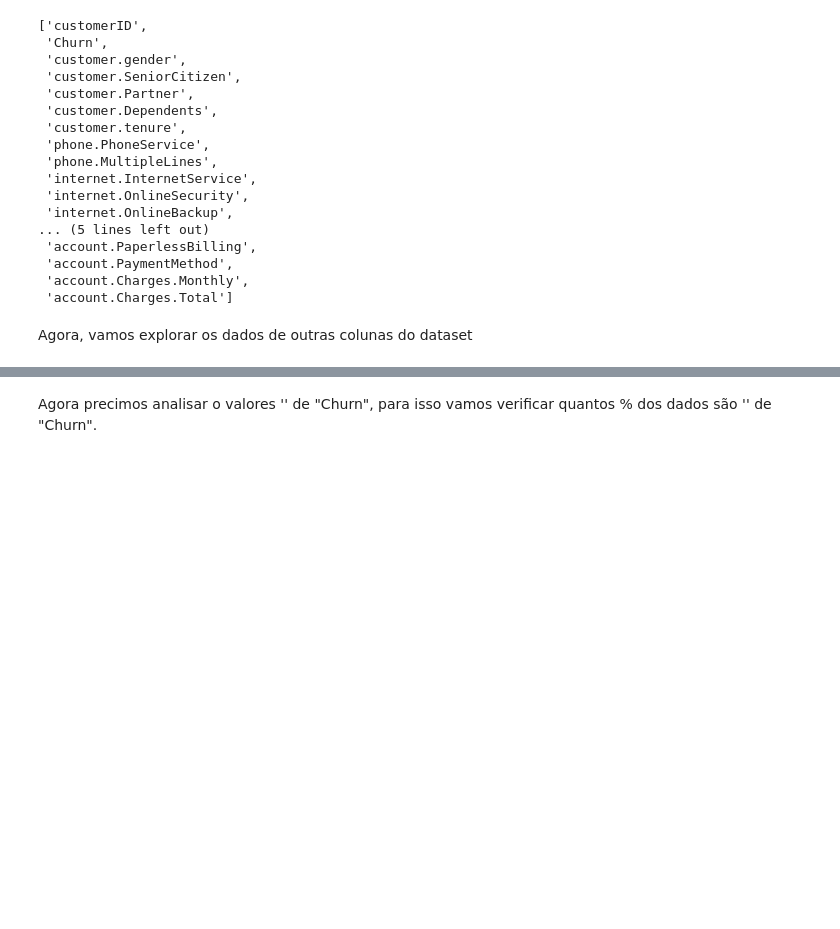
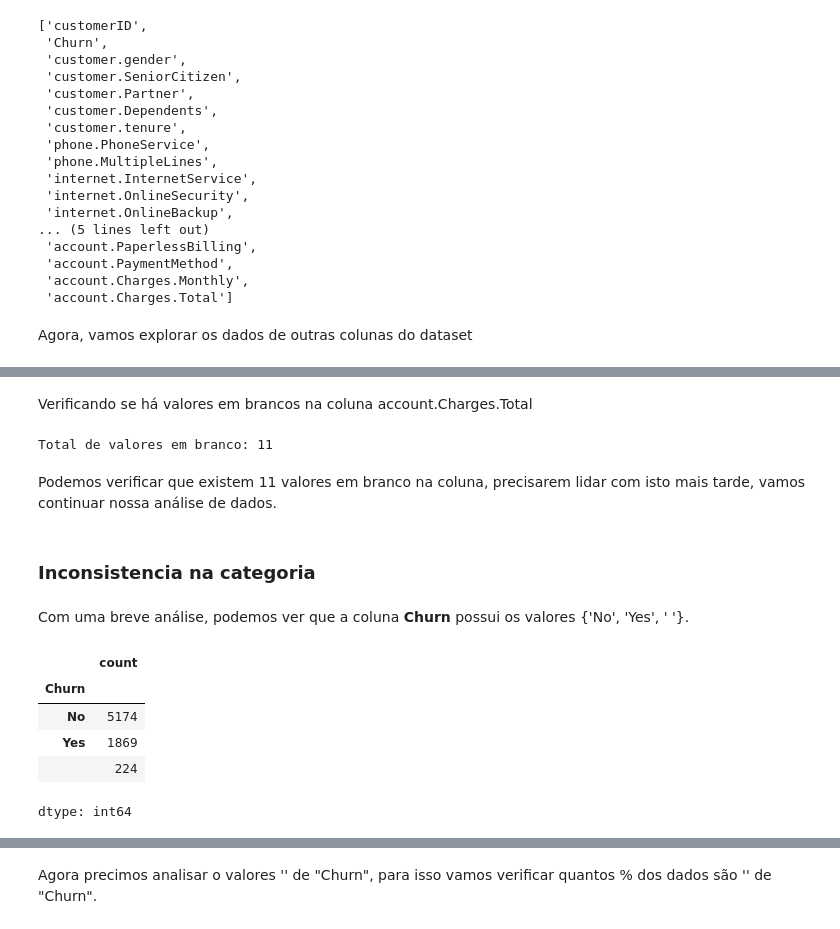
Before and after one commit to inaianebarros/telecom-x, a Jupyter notebook: telecom_x.ipynb, the cells around one changed output, grey strips where cells are left out. Drawn from its saved outputs; the diff is of its cells as text; code cells hidden in the pictures; blank space fills up the shorter version.

```diff
--- a/telecom_x.ipynb
+++ b/telecom_x.ipynb
@@ -158,0 +279,21 @@ str quando na realidade deveriam ser float, vamos corrigir isso.
+# %% [markdown]
+Verificando se há valores em brancos na coluna account.Charges.Total
+# %%
+print(f'Total de valores em branco: { len(df_normalized.loc[df_normalized["account.Charges.Total"] == " "])}')
+# %% [output]
+Total de valores em branco: 11
+# %% [markdown]
+Podemos verificar que existem 11 valores em branco na coluna, precisarem lidar com isto mais tarde, vamos continuar nossa análise de dados.
+# %% [markdown]
+### Inconsistencia na categoria
+# %% [markdown]
+Com uma breve análise, podemos ver que a coluna **Churn** possui os valores {'No', 'Yes', ' '}.
+# %%
+df_normalized['Churn'].value_counts()
+# %% [output]
+|  | count |
+| Churn |  |
+| No | 5174 |
+| Yes | 1869 |
+|  | 224 |
+dtype: int64
```
Also changed, not shown: parts of 50 cells of this notebook.
